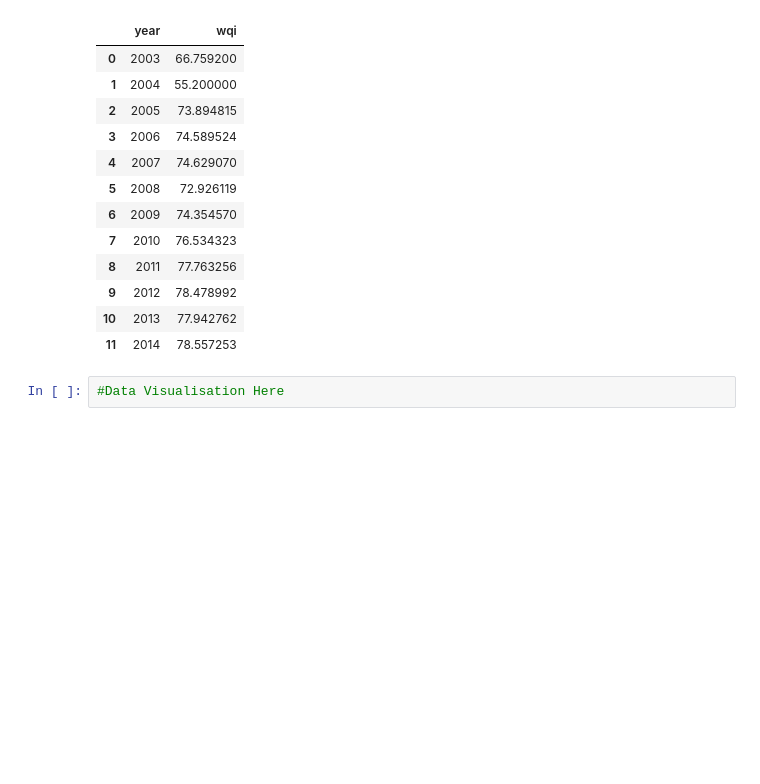
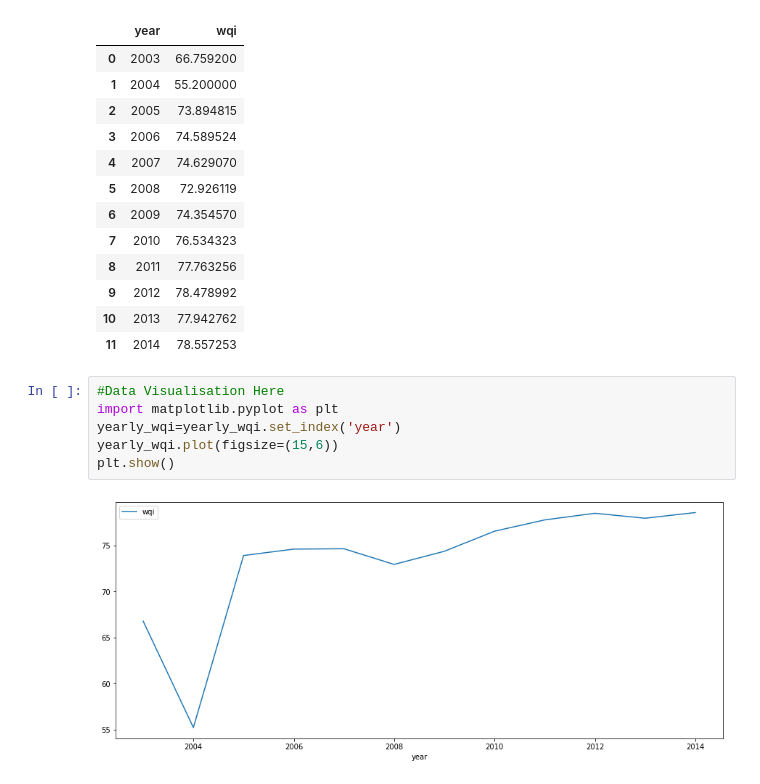
Before and after one commit to aditikhatri/-Indian-water-quality-analysis-and-prediction, a Jupyter notebook: main.ipynb, the cells around one changed output. Saved outputs shown, nothing was run; the diff lists cells and outputs as text; blank space fills up the shorter version.

```diff
--- a/main.ipynb
+++ b/main.ipynb
@@ -288,5 +288,11 @@ yearly_wqi
 | 9 | 2012 | 78.478992 |
 | 10 | 2013 | 77.942762 |
 | 11 | 2014 | 78.557253 |
-# %%
-#Data Visualisation Here
+# %%
+#Data Visualisation Here
+import matplotlib.pyplot as plt
+yearly_wqi=yearly_wqi.set_index('year')
+yearly_wqi.plot(figsize=(15,6))
+plt.show()
+# %% [output]
+[figure, added]
```
